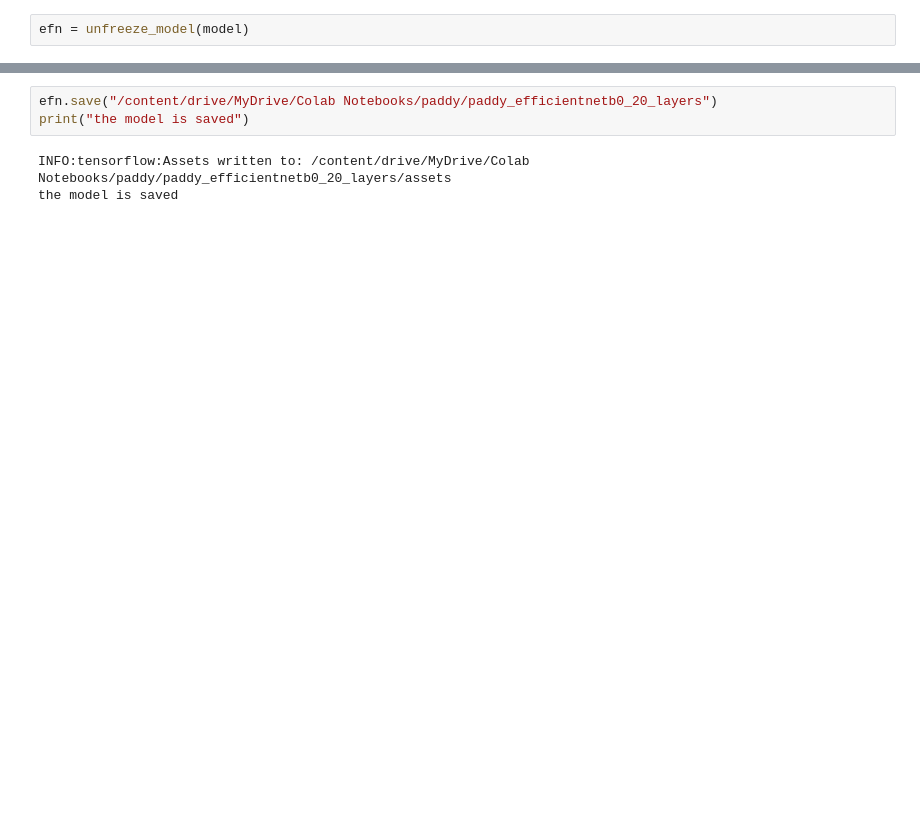
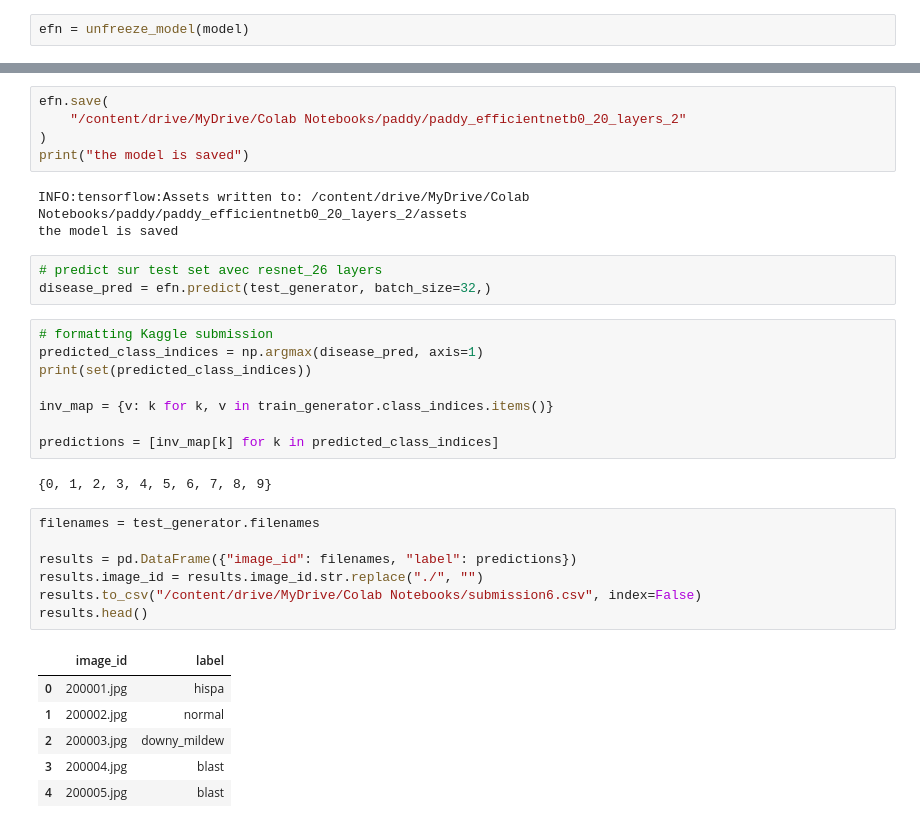
Before and after one commit to SeyCat/P8, a Jupyter notebook: P8_v4.ipynb, the cells around one changed output, grey strips where cells are left out. Cells and saved outputs as stored; diff of their text form; blank space fills up the shorter version.

```diff
--- a/P8_v4.ipynb
+++ b/P8_v4.ipynb
@@ -350,6 +350,35 @@ plot_history(dict_history=history, first_score="loss", second_score="accuracy")
 # %%
-efn.save("/content/drive/MyDrive/Colab Notebooks/paddy/paddy_efficientnetb0_20_layers")
+efn.save(
+    "/content/drive/MyDrive/Colab Notebooks/paddy/paddy_efficientnetb0_20_layers_2"
+)
 print("the model is saved")
 # %% [output]
-INFO:tensorflow:Assets written to: /content/drive/MyDrive/Colab Notebooks/paddy/paddy_efficientnetb0_20_layers/assets
+INFO:tensorflow:Assets written to: /content/drive/MyDrive/Colab Notebooks/paddy/paddy_efficientnetb0_20_layers_2/assets
 the model is saved
+# %%
+# predict sur test set avec resnet_26 layers
+disease_pred = efn.predict(test_generator, batch_size=32,)
+# %%
+# formatting Kaggle submission
+predicted_class_indices = np.argmax(disease_pred, axis=1)
+print(set(predicted_class_indices))
+
+inv_map = {v: k for k, v in train_generator.class_indices.items()}
+
+predictions = [inv_map[k] for k in predicted_class_indices]
+# %% [output]
+{0, 1, 2, 3, 4, 5, 6, 7, 8, 9}
+# %%
+filenames = test_generator.filenames
+
+results = pd.DataFrame({"image_id": filenames, "label": predictions})
+results.image_id = results.image_id.str.replace("./", "")
+results.to_csv("/content/drive/MyDrive/Colab Notebooks/submission6.csv", index=False)
+results.head()
+# %% [output]
+|  | image_id | label |
+| 0 | 200001.jpg | hispa |
+| 1 | 200002.jpg | normal |
+| 2 | 200003.jpg | downy_mildew |
+| 3 | 200004.jpg | blast |
+| 4 | 200005.jpg | blast |
```
Also changed, not shown: parts of 3 cells of this notebook.
